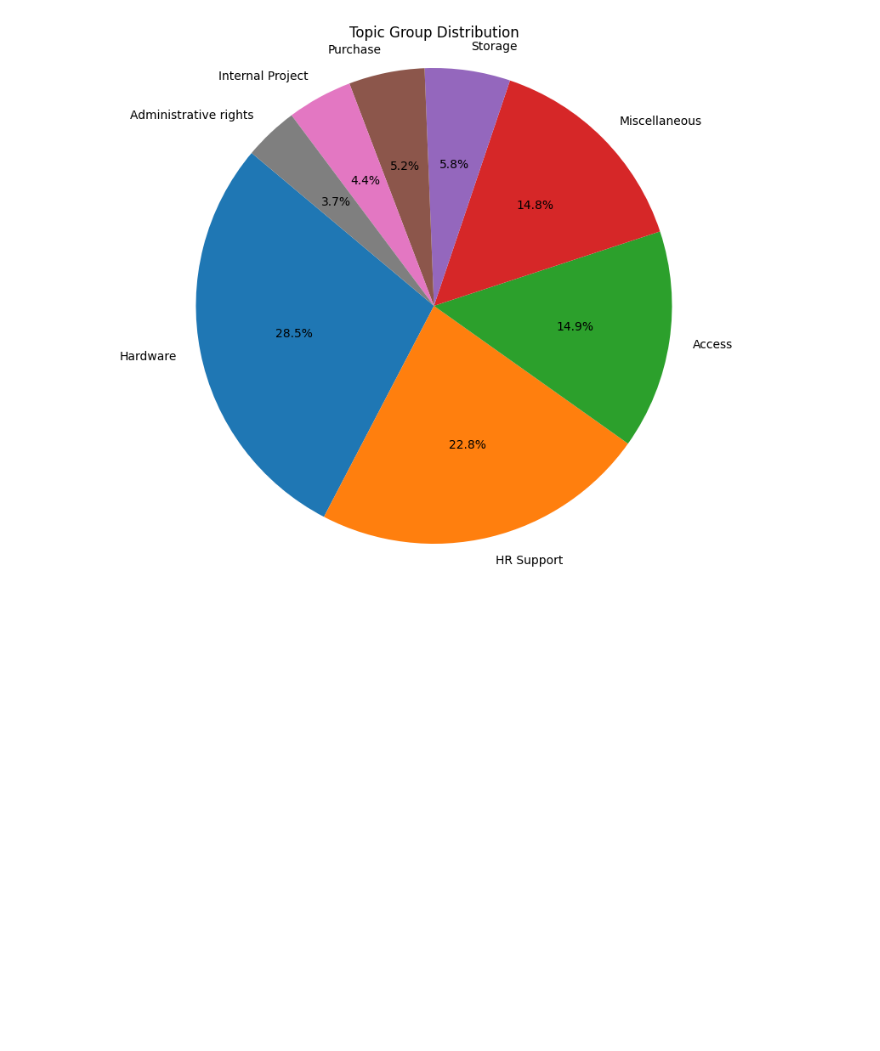
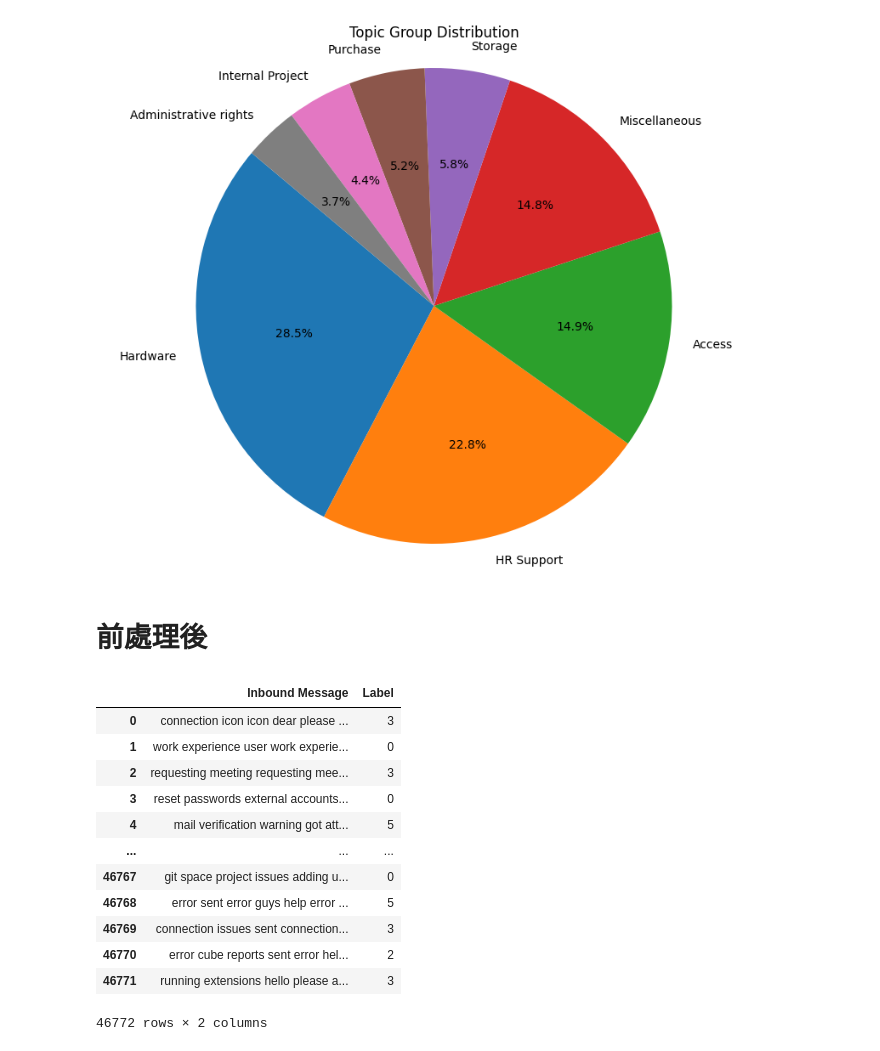
Before and after one commit to shih-yang-young/aiops, a Jupyter notebook: src/data_analysis/kaggle_47837_data_analysis.ipynb, the cells around one changed output. Drawn from its saved outputs; the diff is of its cells as text; code cells hidden in the pictures; blank space fills up the shorter version.

```diff
--- a/src/data_analysis/kaggle_47837_data_analysis.ipynb
+++ b/src/data_analysis/kaggle_47837_data_analysis.ipynb
@@ -66,3 +66,23 @@ plt.axis('equal')  # 保證圓餅圖為圓形
 plt.show()
 # %% [output]
 [figure]
+# %% [markdown]
+# 前處理後
+# %%
+import pandas as pd
+data_46772_8_label = pd.read_csv("../../data/46772_8_label.csv")
+data_46772_8_label
+# %% [output]
+|  | Inbound Message | Label |
+| 0 | connection icon icon dear please ... | 3 |
+| 1 | work experience user work experie... | 0 |
+| 2 | requesting meeting requesting mee... | 3 |
+| 3 | reset passwords external accounts... | 0 |
+| 4 | mail verification warning got att... | 5 |
+| ... | ... | ... |
+| 46767 | git space project issues adding u... | 0 |
+| 46768 | error sent error guys help error ... | 5 |
+| 46769 | connection issues sent connection... | 3 |
+| 46770 | error cube reports sent error hel... | 2 |
+| 46771 | running extensions hello please a... | 3 |
+46772 rows × 2 columns
```
Also changed, not shown: parts of 1 cell of this notebook, 4 other files.
